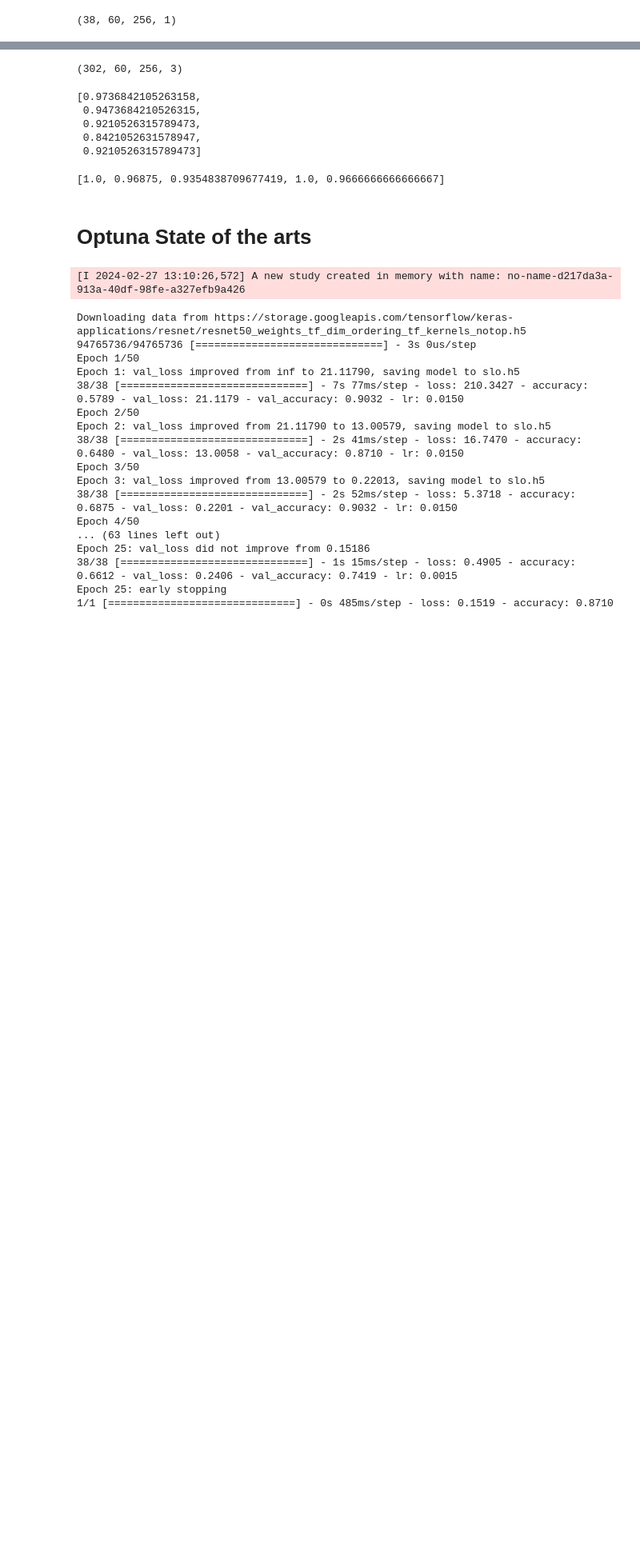
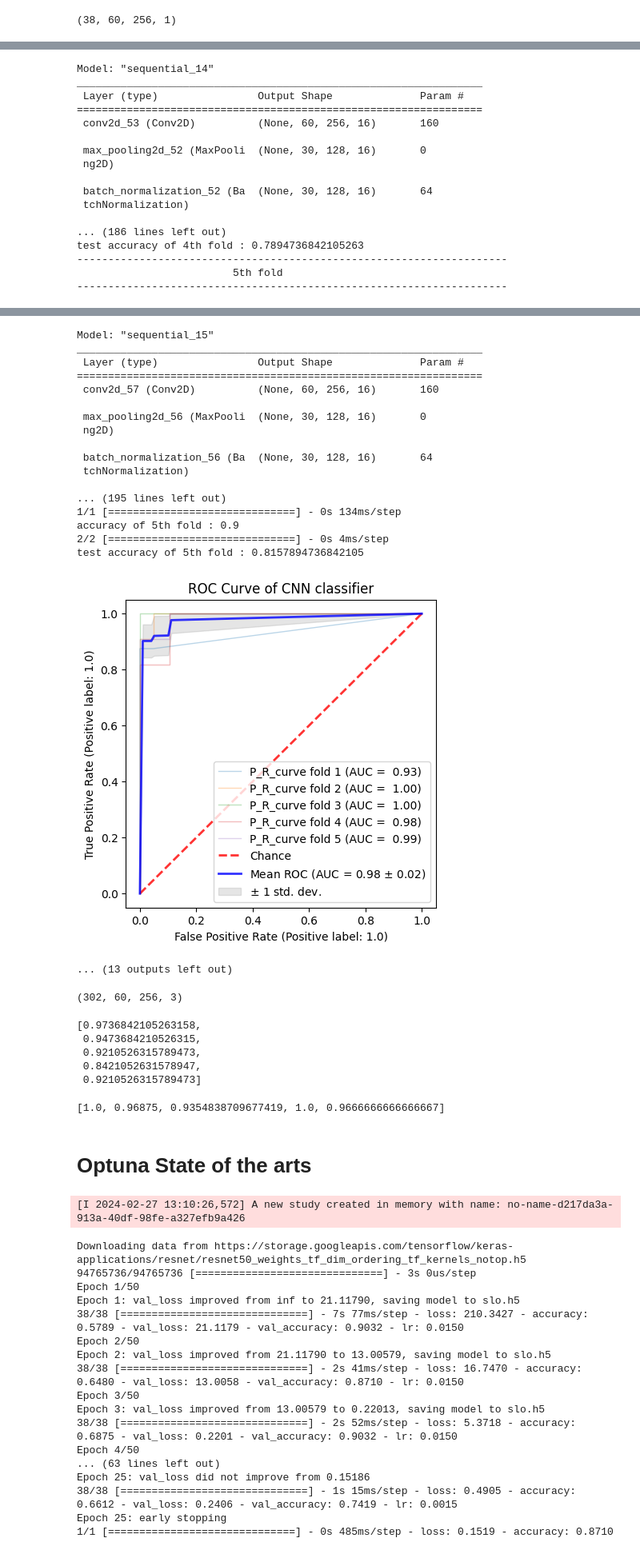
Before and after one commit to aliaghababaee/SLO_Asieh, a Jupyter notebook: VGG_+_Optuna.ipynb, the cells around one changed output, grey strips where cells are left out. Shown at 80% size. Cells and saved outputs as stored; diff of their text form; code cells hidden in the pictures; blank space fills up the shorter version.

```diff
--- a/VGG_+_Optuna.ipynb
+++ b/VGG_+_Optuna.ipynb
@@ -606,10 +621,10 @@ learning_rate_res50 =  0.002658420292718515
 
 
 #### model parameters for cnn
-batch_size_cnn    = 32
+batch_size_cnn    = 8
 epoch         = 100
 filter_num    = 32
-learning_rate_cnn =   9.569191503177762e-05
+learning_rate_cnn =  0.0001982405748511496
 
 #####################################################################
 ## Applying kfold
@@ -842,3 +857,4 @@ print('test_pr_auc  = %f' % test_pr_aucc, end='\n\n')
 
 print('test acc of class %s' % target_names[0], '= %f' % class_acc_test[0])
 print('test acc of class %s' % target_names[1], '= %f' % class_acc_test[1], end='\n\n')
+# %% [output]
@@ -844,0 +919,17 @@ print('test acc of class %s' % target_names[1], '= %f' % class_acc_test[1], end=
+Model: "sequential_14"
+_________________________________________________________________
+ Layer (type)                Output Shape              Param #
+=================================================================
+ conv2d_53 (Conv2D)          (None, 60, 256, 16)       160
+
+ max_pooling2d_52 (MaxPooli  (None, 30, 128, 16)       0
+ ng2D)
+
+ batch_normalization_52 (Ba  (None, 30, 128, 16)       64
+ tchNormalization)
+
+... (186 lines left out)
+test accuracy of 4th fold : 0.7894736842105263
+---------------------------------------------------------------------
+                         5th fold
+---------------------------------------------------------------------
@@ -845,3 +937,22 @@ print('test acc of class %s' % target_names[1], '= %f' % class_acc_test[1], end=
+Model: "sequential_15"
+_________________________________________________________________
+ Layer (type)                Output Shape              Param #
+=================================================================
+ conv2d_57 (Conv2D)          (None, 60, 256, 16)       160
+
+ max_pooling2d_56 (MaxPooli  (None, 30, 128, 16)       0
+ ng2D)
+
+ batch_normalization_56 (Ba  (None, 30, 128, 16)       64
+ tchNormalization)
+
+... (195 lines left out)
+1/1 [==============================] - 0s 134ms/step
+accuracy of 5th fold : 0.9
+2/2 [==============================] - 0s 4ms/step
+test accuracy of 5th fold : 0.8157894736842105
+[figure, added]
+... (13 outputs left out)
 # %%
 x_train.shape
 # %% [output]
```
Also changed, not shown: parts of 16 cells of this notebook.
